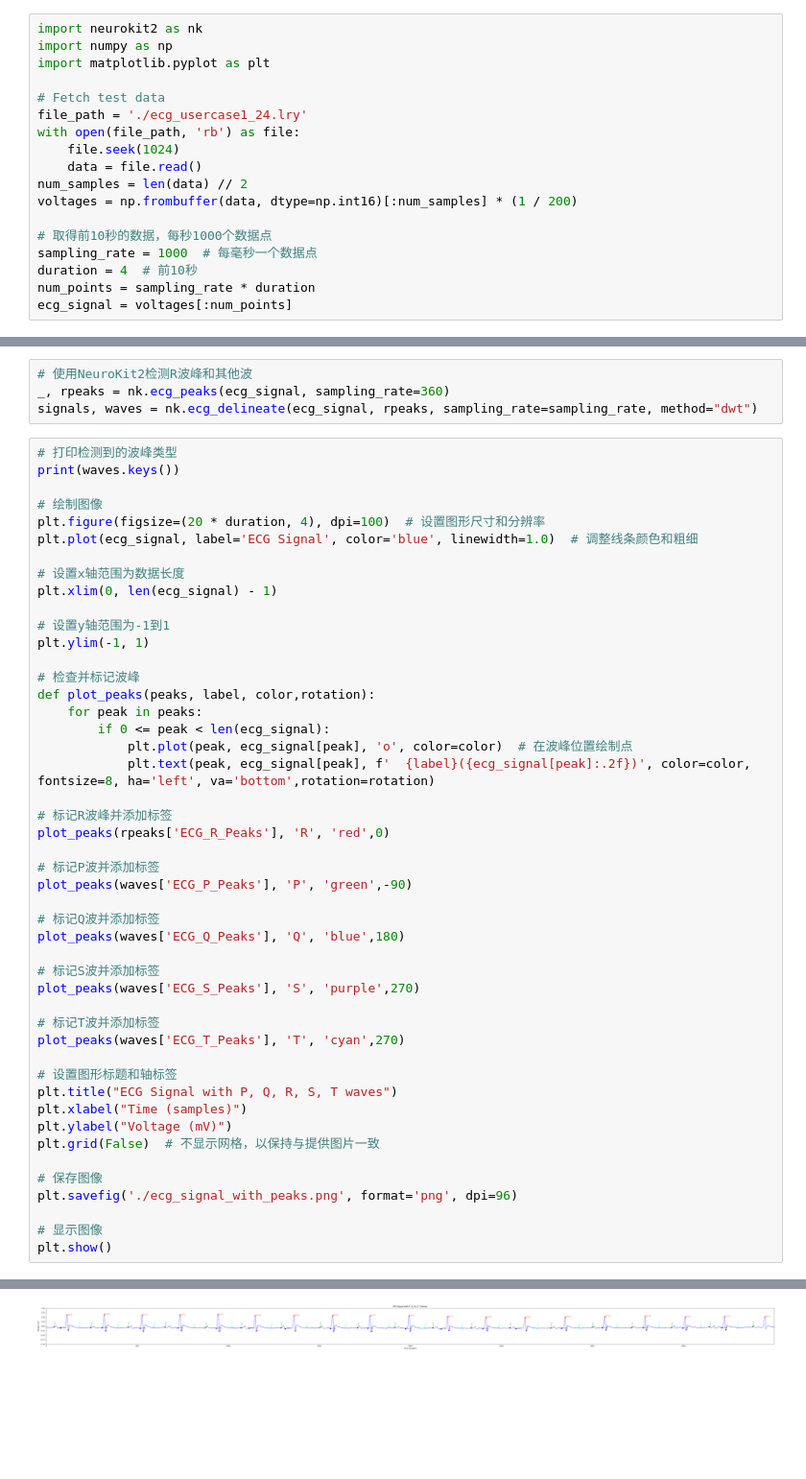
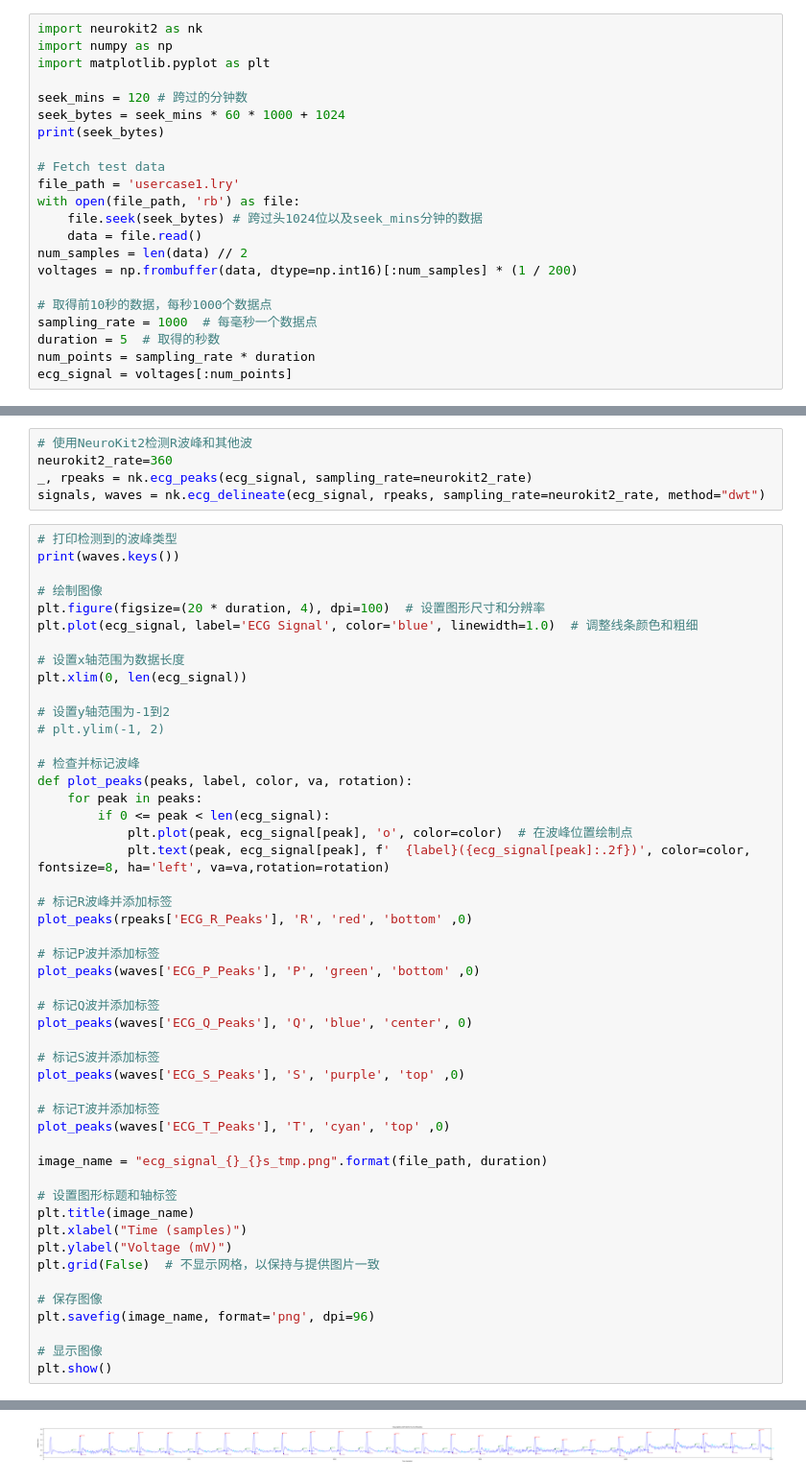
Before and after one commit to changz1115/ecg_mouse, a Jupyter notebook: user_case_1.ipynb, the cells around one changed output, grey strips where cells are left out. Shown at 96% size. Cells and saved outputs as stored; diff of their text form; blank space fills up the shorter version.

```diff
--- a/user_case_1.ipynb
+++ b/user_case_1.ipynb
@@ -3,16 +23,20 @@ import neurokit2 as nk
 import numpy as np
 import matplotlib.pyplot as plt
 
+seek_mins = 120 # 跨过的分钟数
+seek_bytes = seek_mins * 60 * 1000 + 1024
+print(seek_bytes)
+
 # Fetch test data
-file_path = './ecg_usercase1_24.lry'
+file_path = 'usercase1.lry'
 with open(file_path, 'rb') as file:
-    file.seek(1024)
+    file.seek(seek_bytes) # 跨过头1024位以及seek_mins分钟的数据
     data = file.read()
 num_samples = len(data) // 2
 voltages = np.frombuffer(data, dtype=np.int16)[:num_samples] * (1 / 200)
 
 # 取得前10秒的数据，每秒1000个数据点
 sampling_rate = 1000  # 每毫秒一个数据点
-duration = 4  # 前10秒
+duration = 5  # 取得的秒数
 num_points = sampling_rate * duration
 ecg_signal = voltages[:num_points]
@@ -19,7 +45,8 @@ ecg_signal = voltages[:num_points]
 # %%
 # 使用NeuroKit2检测R波峰和其他波
-_, rpeaks = nk.ecg_peaks(ecg_signal, sampling_rate=360)
-signals, waves = nk.ecg_delineate(ecg_signal, rpeaks, sampling_rate=sampling_rate, method="dwt")
+neurokit2_rate=360
+_, rpeaks = nk.ecg_peaks(ecg_signal, sampling_rate=neurokit2_rate)
+signals, waves = nk.ecg_delineate(ecg_signal, rpeaks, sampling_rate=neurokit2_rate, method="dwt")
 # %%
 # 打印检测到的波峰类型
 print(waves.keys())
@@ -29,44 +56,46 @@ plt.figure(figsize=(20 * duration, 4), dpi=100)  # 设置图形尺寸和分辨
 plt.plot(ecg_signal, label='ECG Signal', color='blue', linewidth=1.0)  # 调整线条颜色和粗细
 
 # 设置x轴范围为数据长度
-plt.xlim(0, len(ecg_signal) - 1)
+plt.xlim(0, len(ecg_signal))
 
-# 设置y轴范围为-1到1
-plt.ylim(-1, 1)
+# 设置y轴范围为-1到2
+# plt.ylim(-1, 2)
 
 # 检查并标记波峰
-def plot_peaks(peaks, label, color,rotation):
+def plot_peaks(peaks, label, color, va, rotation):
     for peak in peaks:
         if 0 <= peak < len(ecg_signal):
             plt.plot(peak, ecg_signal[peak], 'o', color=color)  # 在波峰位置绘制点
-            plt.text(peak, ecg_signal[peak], f'  {label}({ecg_signal[peak]:.2f})', color=color, fontsize=8, ha='left', va='bottom',rotation=rotation)
+            plt.text(peak, ecg_signal[peak], f'  {label}({ecg_signal[peak]:.2f})', color=color, fontsize=8, ha='left', va=va,rotation=rotation)
 
 # 标记R波峰并添加标签
-plot_peaks(rpeaks['ECG_R_Peaks'], 'R', 'red',0)
+plot_peaks(rpeaks['ECG_R_Peaks'], 'R', 'red', 'bottom' ,0)
 
 # 标记P波并添加标签
-plot_peaks(waves['ECG_P_Peaks'], 'P', 'green',-90)
+plot_peaks(waves['ECG_P_Peaks'], 'P', 'green', 'bottom' ,0)
 
 # 标记Q波并添加标签
-plot_peaks(waves['ECG_Q_Peaks'], 'Q', 'blue',180)
+plot_peaks(waves['ECG_Q_Peaks'], 'Q', 'blue', 'center', 0)
 
 # 标记S波并添加标签
-plot_peaks(waves['ECG_S_Peaks'], 'S', 'purple',270)
+plot_peaks(waves['ECG_S_Peaks'], 'S', 'purple', 'top' ,0)
 
 # 标记T波并添加标签
-plot_peaks(waves['ECG_T_Peaks'], 'T', 'cyan',270)
+plot_peaks(waves['ECG_T_Peaks'], 'T', 'cyan', 'top' ,0)
+
+image_name = "ecg_signal_{}_{}s_tmp.png".format(file_path, duration)
 
 # 设置图形标题和轴标签
-plt.title("ECG Signal with P, Q, R, S, T waves")
+plt.title(image_name)
 plt.xlabel("Time (samples)")
 plt.ylabel("Voltage (mV)")
 plt.grid(False)  # 不显示网格，以保持与提供图片一致
 
 # 保存图像
-plt.savefig('./ecg_signal_with_peaks.png', format='png', dpi=96)
+plt.savefig(image_name, format='png', dpi=96)
 
 # 显示图像
 plt.show()
 # %% [output]
 dict_keys(['ECG_P_Peaks', 'ECG_P_Onsets', 'ECG_P_Offsets', 'ECG_Q_Peaks', 'ECG_R_Onsets', 'ECG_R_Offsets', 'ECG_S_Peaks', 'ECG_T_Peaks', 'ECG_T_Onsets', 'ECG_T_Offsets'])
-[figure, old version]
+[figure, new version]
```
Also changed, not shown: parts of 2 cells of this notebook.
